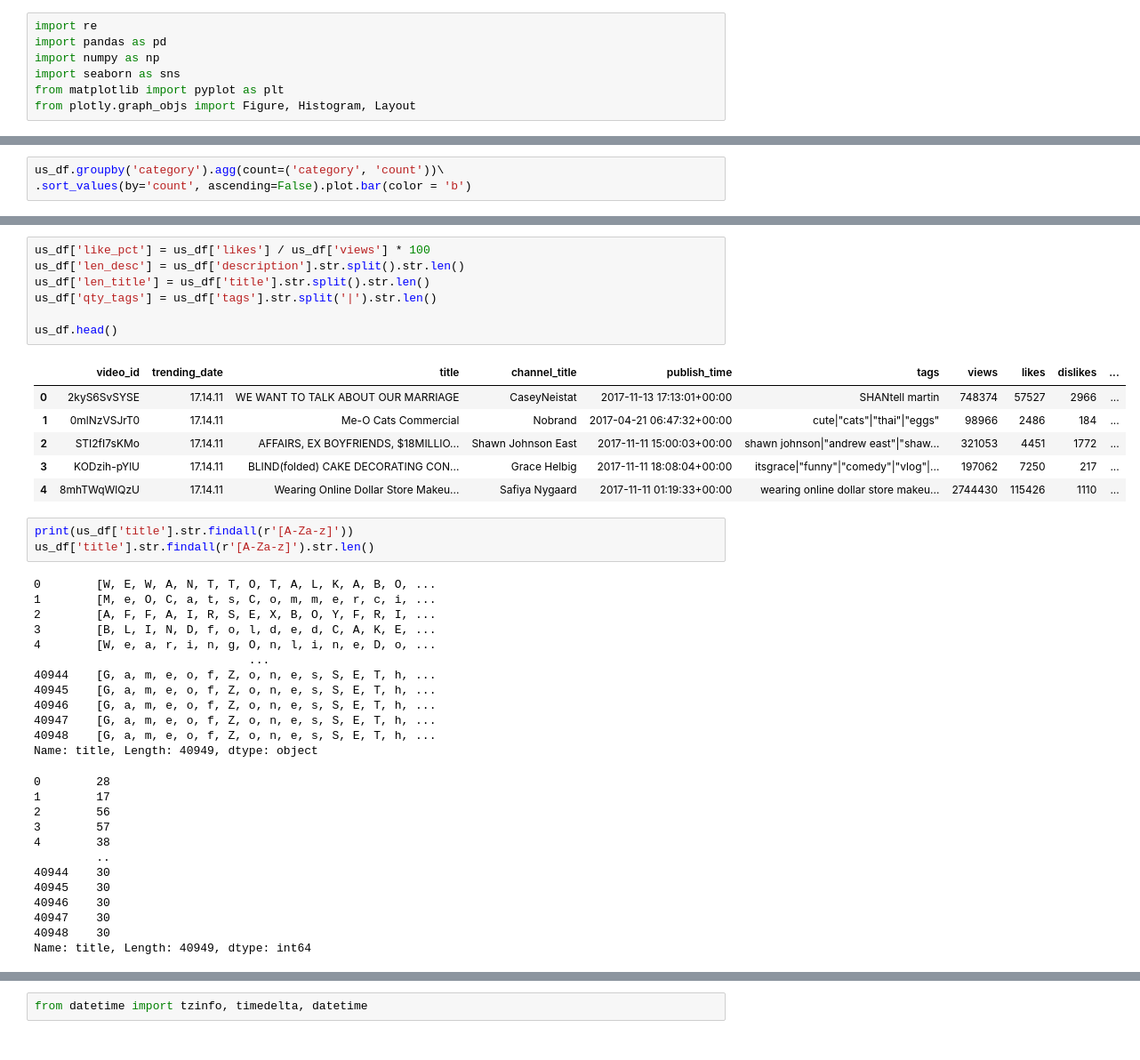
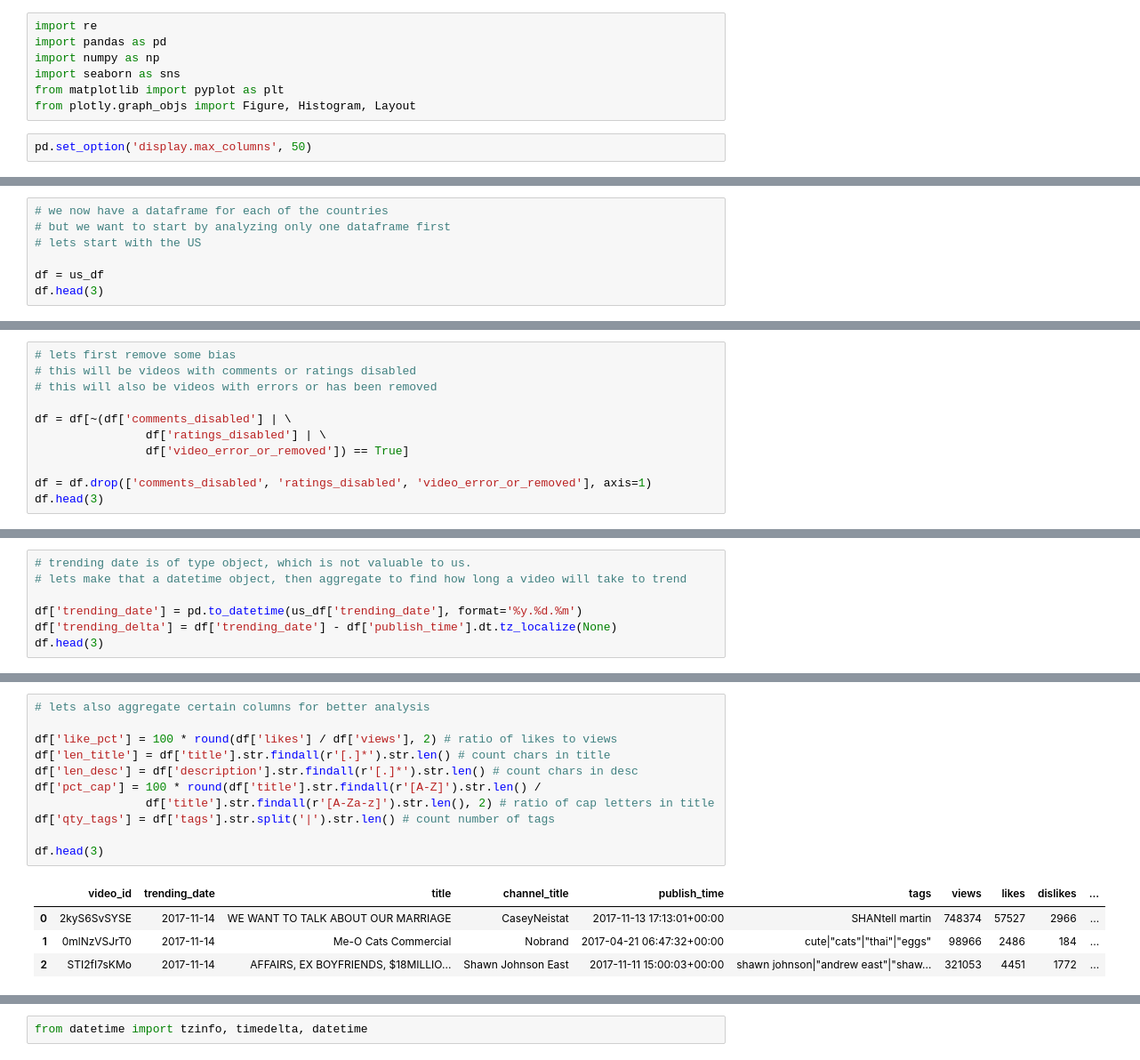
Before and after one commit to danielosetiawan/YouTube-EDA, a Jupyter notebook: youtube ipynb.ipynb, the cells around one changed output, grey strips where cells are left out. Shown at 89% size. Drawn from its saved outputs; the diff is of its cells as text.

```diff
--- a/youtube ipynb.ipynb
+++ b/youtube ipynb.ipynb
@@ -5,6 +5,8 @@ import numpy as np
 import seaborn as sns
 from matplotlib import pyplot as plt
 from plotly.graph_objs import Figure, Histogram, Layout
+# %%
+pd.set_option('display.max_columns', 50)
 # %%
 countries = ['US', 'DE', 'CA', 'FR', 'GB', 'IN', 'JP', 'KR', 'MX', 'RU']
 dframes = [code.lower()+'_df' for code in countries]
@@ -26,4 +19,8 @@ us_df.head()
 # %%
-us_df.groupby('category').agg(count=('category', 'count'))\
-.sort_values(by='count', ascending=False).plot.bar(color = 'b')
+# we now have a dataframe for each of the countries
+# but we want to start by analyzing only one dataframe first
+# lets start with the US
+
+df = us_df
+df.head(3)
 # %% [output]
@@ -40,0 +31,11 @@ us_df.head()
+# %%
+# lets first remove some bias
+# this will be videos with comments or ratings disabled
+# this will also be videos with errors or has been removed
+
+df = df[~(df['comments_disabled'] | \
+                df['ratings_disabled'] | \
+                df['video_error_or_removed']) == True]
+
+df = df.drop(['comments_disabled', 'ratings_disabled', 'video_error_or_removed'], axis=1)
+df.head(3)
@@ -40,0 +47,7 @@ us_df.head()
+# %%
+# trending date is of type object, which is not valuable to us.
+# lets make that a datetime object, then aggregate to find how long a video will take to trend
+
+df['trending_date'] = pd.to_datetime(us_df['trending_date'], format='%y.%d.%m')
+df['trending_delta'] = df['trending_date'] - df['publish_time'].dt.tz_localize(None)
+df.head(3)
@@ -41,42 +93,16 @@ us_df.head()
 # %%
-us_df['like_pct'] = us_df['likes'] / us_df['views'] * 100
-us_df['len_desc'] = us_df['description'].str.split().str.len()
-us_df['len_title'] = us_df['title'].str.split().str.len()
-us_df['qty_tags'] = us_df['tags'].str.split('|').str.len()
+# lets also aggregate certain columns for better analysis
 
-us_df.head()
+df['like_pct'] = 100 * round(df['likes'] / df['views'], 2) # ratio of likes to views
+df['len_title'] = df['title'].str.findall(r'[.]*').str.len() # count chars in title
+df['len_desc'] = df['description'].str.findall(r'[.]*').str.len() # count chars in desc
+df['pct_cap'] = 100 * round(df['title'].str.findall(r'[A-Z]').str.len() /
+                df['title'].str.findall(r'[A-Za-z]').str.len(), 2) # ratio of cap letters in title
+df['qty_tags'] = df['tags'].str.split('|').str.len() # count number of tags
+
+df.head(3)
 # %% [output]
 |  | video_id | trending_date | title | channel_title | publish_time | tags | views | likes | dislikes | ... |
-| 0 | 2kyS6SvSYSE | 17.14.11 | WE WANT TO TALK ABOUT OUR MARRIAGE | CaseyNeistat | 2017-11-13 17:13:01+00:00 | SHANtell martin | 748374 | 57527 | 2966 | ... |
-| 1 | 0mlNzVSJrT0 | 17.14.11 | Me-O Cats Commercial | Nobrand | 2017-04-21 06:47:32+00:00 | cute|"cats"|"thai"|"eggs" | 98966 | 2486 | 184 | ... |
-| 2 | STI2fI7sKMo | 17.14.11 | AFFAIRS, EX BOYFRIENDS, $18MILLIO... | Shawn Johnson East | 2017-11-11 15:00:03+00:00 | shawn johnson|"andrew east"|"shaw... | 321053 | 4451 | 1772 | ... |
-| 3 | KODzih-pYlU | 17.14.11 | BLIND(folded) CAKE DECORATING CON... | Grace Helbig | 2017-11-11 18:08:04+00:00 | itsgrace|"funny"|"comedy"|"vlog"|... | 197062 | 7250 | 217 | ... |
-| 4 | 8mhTWqWlQzU | 17.14.11 | Wearing Online Dollar Store Makeu... | Safiya Nygaard | 2017-11-11 01:19:33+00:00 | wearing online dollar store makeu... | 2744430 | 115426 | 1110 | ... |
+| 0 | 2kyS6SvSYSE | 2017-11-14 | WE WANT TO TALK ABOUT OUR MARRIAGE | CaseyNeistat | 2017-11-13 17:13:01+00:00 | SHANtell martin | 748374 | 57527 | 2966 | ... |
+| 1 | 0mlNzVSJrT0 | 2017-11-14 | Me-O Cats Commercial | Nobrand | 2017-04-21 06:47:32+00:00 | cute|"cats"|"thai"|"eggs" | 98966 | 2486 | 184 | ... |
+| 2 | STI2fI7sKMo | 2017-11-14 | AFFAIRS, EX BOYFRIENDS, $18MILLIO... | Shawn Johnson East | 2017-11-11 15:00:03+00:00 | shawn johnson|"andrew east"|"shaw... | 321053 | 4451 | 1772 | ... |
-# %%
-print(us_df['title'].str.findall(r'[A-Za-z]'))
-us_df['title'].str.findall(r'[A-Za-z]').str.len()
-# %% [output]
-0        [W, E, W, A, N, T, T, O, T, A, L, K, A, B, O, ...
-1        [M, e, O, C, a, t, s, C, o, m, m, e, r, c, i, ...
-2        [A, F, F, A, I, R, S, E, X, B, O, Y, F, R, I, ...
-3        [B, L, I, N, D, f, o, l, d, e, d, C, A, K, E, ...
-4        [W, e, a, r, i, n, g, O, n, l, i, n, e, D, o, ...
-                               ...
-40944    [G, a, m, e, o, f, Z, o, n, e, s, S, E, T, h, ...
-40945    [G, a, m, e, o, f, Z, o, n, e, s, S, E, T, h, ...
-40946    [G, a, m, e, o, f, Z, o, n, e, s, S, E, T, h, ...
-40947    [G, a, m, e, o, f, Z, o, n, e, s, S, E, T, h, ...
-40948    [G, a, m, e, o, f, Z, o, n, e, s, S, E, T, h, ...
-Name: title, Length: 40949, dtype: object
-0        28
-1        17
-2        56
-3        57
-4        38
-         ..
-40944    30
-40945    30
-40946    30
-40947    30
-40948    30
-Name: title, Length: 40949, dtype: int64
```
Also changed, not shown: parts of 19 cells of this notebook.
